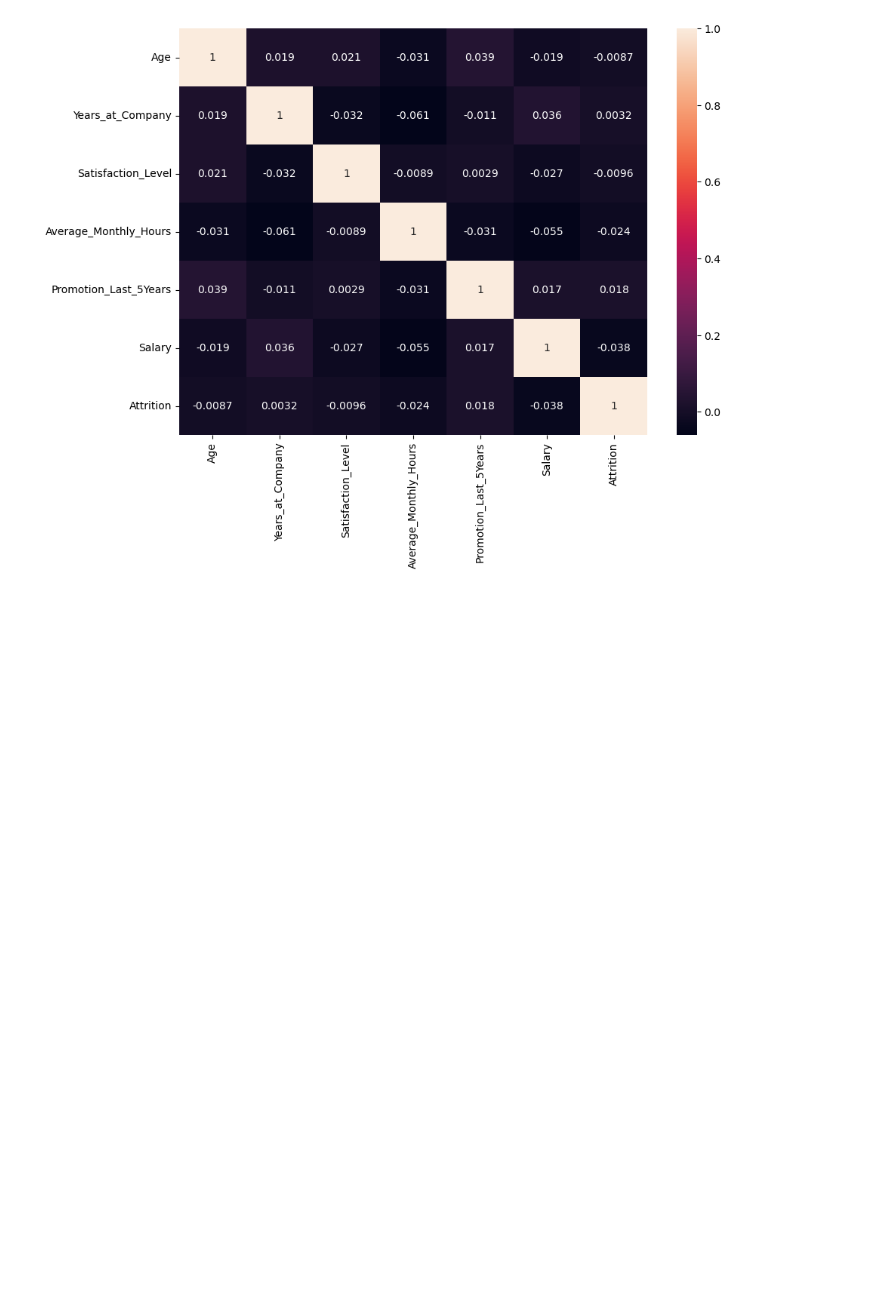
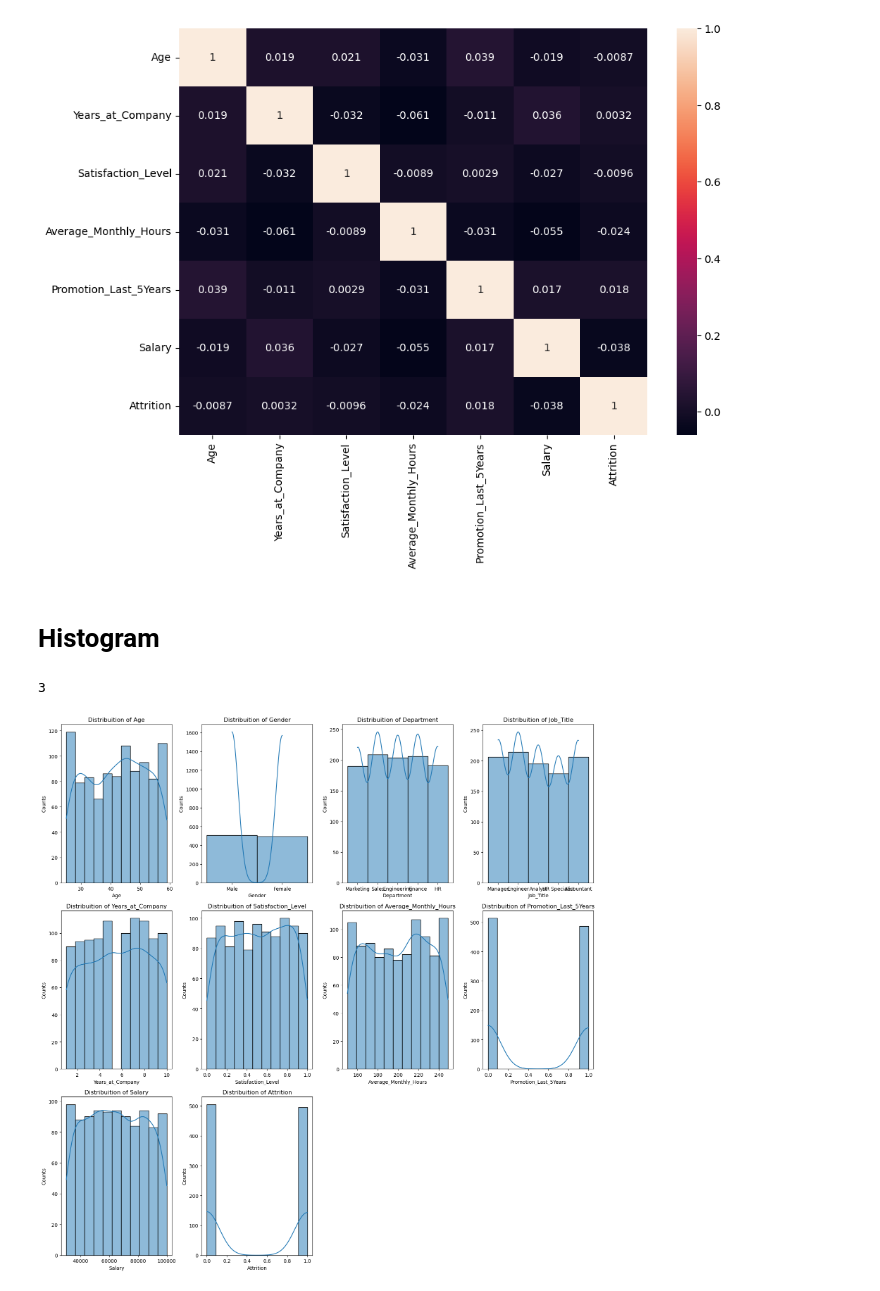
Before and after one commit to MaukanMir/Employee-Attrition-Classification, a Jupyter notebook: training.ipynb, the cells around one changed output. Cells and saved outputs as stored; diff of their text form; code cells hidden in the pictures; blank space fills up the shorter version.

Commit message:
added new visuals

```diff
--- a/training.ipynb
+++ b/training.ipynb
@@ -38,13 +38,13 @@ def plot_distribution(df, kind):
   plt.figure(figsize=(16,16))
   dims = len(df.columns)
   rows = (dims + 3)//4
-
   for idx, col in enumerate(df.columns):
     plt.subplot(rows, 4, idx+1)
     sns.histplot(df[col], kde=True) if kind == "Hist" else plt.boxplot(df[col])
     plt.title(f"Distribuition of {col}")
     plt.ylabel("Counts")
-    plt.show()
+  plt.tight_layout()
+  plt.show()
 # %% [markdown]
 # EDA Analysis
 # %%
@@ -130,3 +130,10 @@ sns.heatmap(data=relations, annot=True)
 plt.show()
 # %% [output]
 [figure]
+# %% [markdown]
+# Histogram
+# %%
+plot_distribution(df, "Hist")
+# %% [output]
+3
+[figure, added]
```
